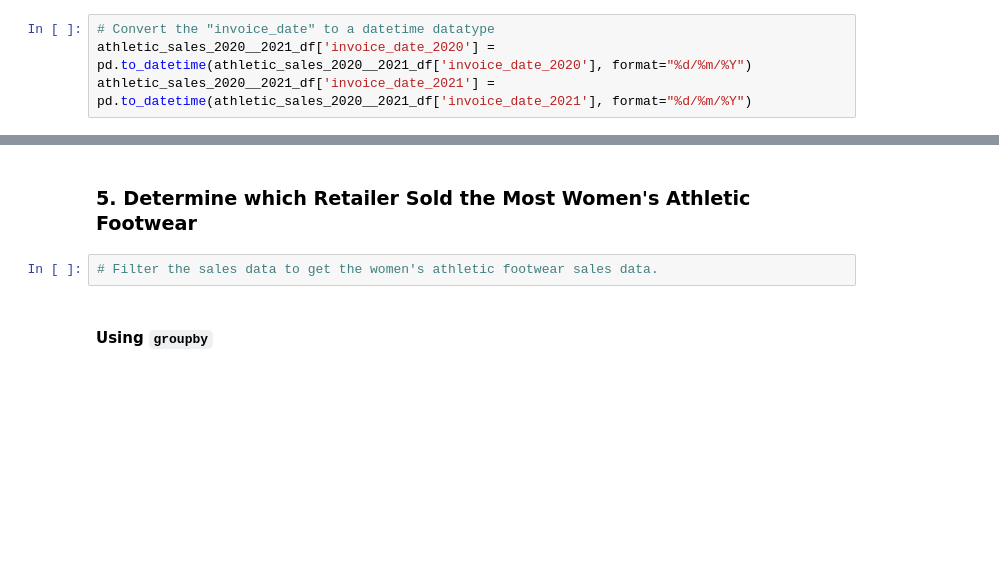
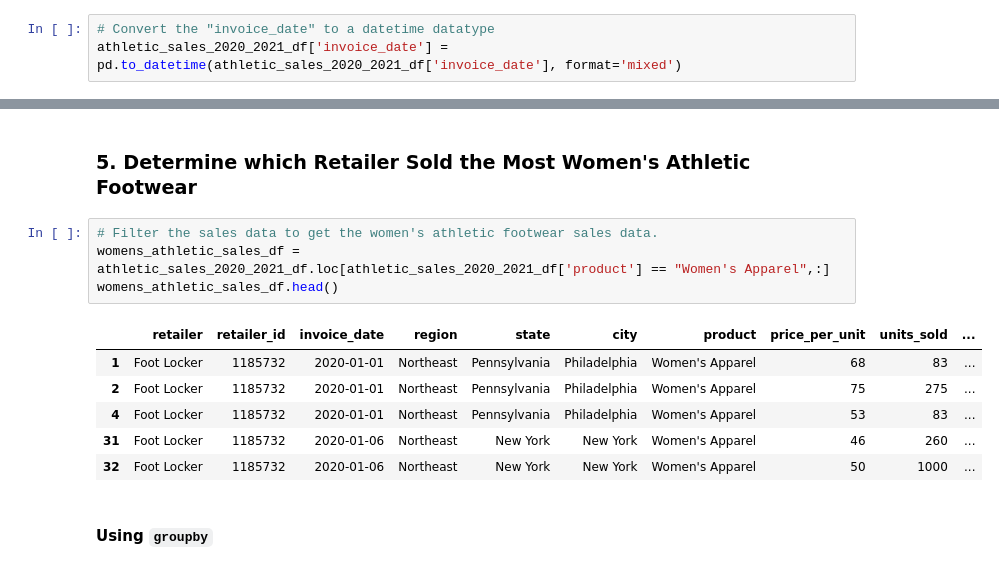
Before and after one commit to etimmons24/athletic_sales_analysis, a Jupyter notebook: athletic_sales_analysis_starter_code.ipynb, the cells around one changed output, grey strips where cells are left out. Cells and saved outputs as stored; diff of their text form; blank space fills up the shorter version.

```diff
--- a/athletic_sales_analysis_starter_code.ipynb
+++ b/athletic_sales_analysis_starter_code.ipynb
@@ -141,7 +143,6 @@ sales_method_2021         object
 dtype: object
 # %%
 # Convert the "invoice_date" to a datetime datatype
-athletic_sales_2020__2021_df['invoice_date_2020'] = pd.to_datetime(athletic_sales_2020__2021_df['invoice_date_2020'], format="%d/%m/%Y")
-athletic_sales_2020__2021_df['invoice_date_2021'] = pd.to_datetime(athletic_sales_2020__2021_df['invoice_date_2021'], format="%d/%m/%Y")
+athletic_sales_2020_2021_df['invoice_date'] = pd.to_datetime(athletic_sales_2020_2021_df['invoice_date'], format='mixed')
 # %%
 # Confirm that the "invoice_date" data type has been changed.
@@ -227,6 +310,15 @@ Name: invoice_date_2021, dtype: datetime64[ns]
 ### 5. Determine which Retailer Sold the Most Women's Athletic Footwear
 # %%
 # Filter the sales data to get the women's athletic footwear sales data.
+womens_athletic_sales_df = athletic_sales_2020_2021_df.loc[athletic_sales_2020_2021_df['product'] == "Women's Apparel",:]
+womens_athletic_sales_df.head()
+# %% [output]
+|  | retailer | retailer_id | invoice_date | region | state | city | product | price_per_unit | units_sold | ... |
+| 1 | Foot Locker | 1185732 | 2020-01-01 | Northeast | Pennsylvania | Philadelphia | Women's Apparel | 68 | 83 | ... |
+| 2 | Foot Locker | 1185732 | 2020-01-01 | Northeast | Pennsylvania | Philadelphia | Women's Apparel | 75 | 275 | ... |
+| 4 | Foot Locker | 1185732 | 2020-01-01 | Northeast | Pennsylvania | Philadelphia | Women's Apparel | 53 | 83 | ... |
+| 31 | Foot Locker | 1185732 | 2020-01-06 | Northeast | New York | New York | Women's Apparel | 46 | 260 | ... |
+| 32 | Foot Locker | 1185732 | 2020-01-06 | Northeast | New York | New York | Women's Apparel | 50 | 1000 | ... |
 # %% [markdown]
 #### Using `groupby`
 # %%
```
Also changed, not shown: parts of 22 cells of this notebook.
